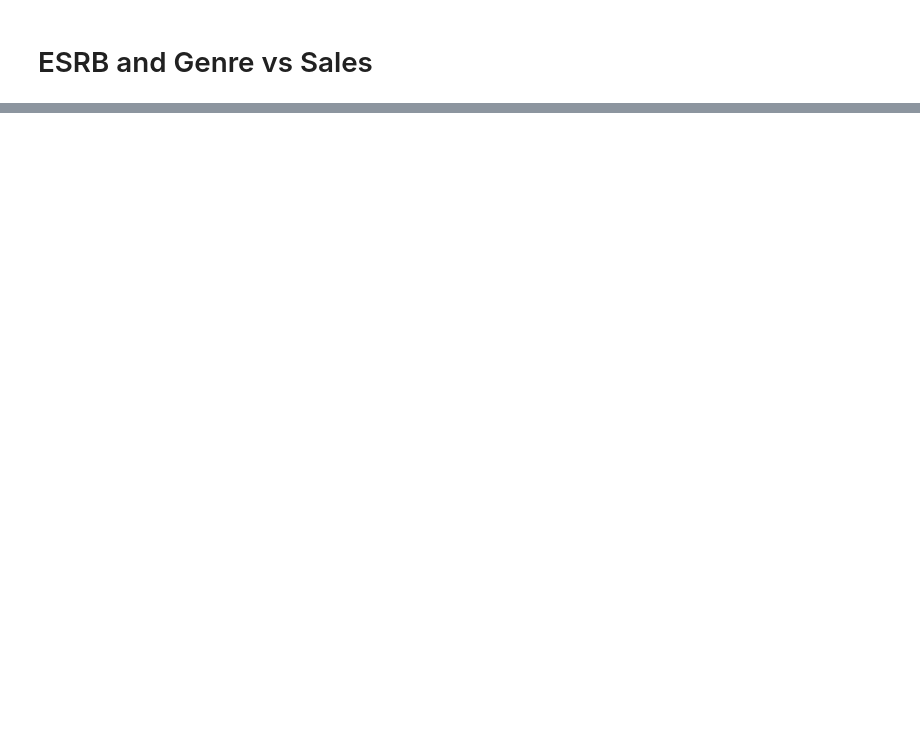
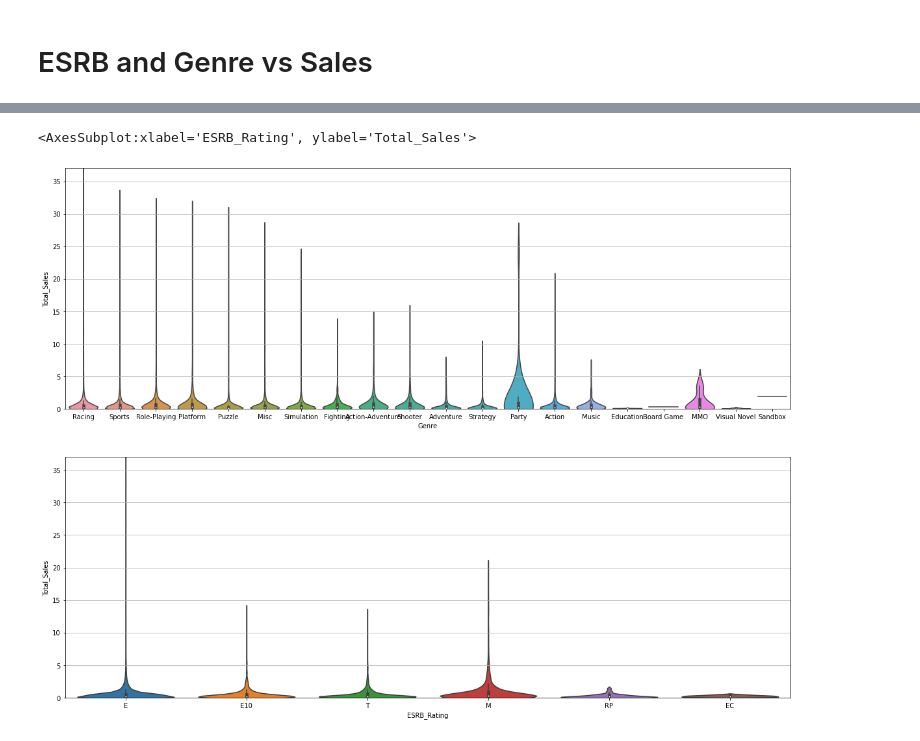
Before and after one commit to toastymcvoid/toastymcvoid.github.io, a Jupyter notebook: Final Project.ipynb, the cells around one changed output, grey strips where cells are left out. Cells and saved outputs as stored; diff of their text form; code cells hidden in the pictures; blank space fills up the shorter version.

```diff
--- a/Final Project.ipynb
+++ b/Final Project.ipynb
@@ -136,0 +135,34 @@ ax2.scatter(X2, Y)
+# %%
+# genre_list = ESRB_df.Genre.unique().tolist()
+# ESRB_list = ESRB_df.ESRB_Rating.unique().tolist()
+
+# violin_genre = []
+# violin_ESRB = []
+
+# genre_pos = [1,2,3,4,5,6,7,8,9,10,11,12,13,14,15,16,17,18,19,20]
+# ESRB_pos = [1,2,3,4,5,6]
+
+# for i in genre_list:
+#     violin_genre.append(ESRB_df[ESRB_df['Genre'] == i]['Total_Sales'].to_numpy())
+
+# for i in ESRB_list:
+#     violin_ESRB.append(ESRB_df[ESRB_df['ESRB_Rating'] == i]['Total_Sales'].to_numpy())
+
+fig, axes = plt.subplots(2, figsize=(20, 15))
+ax1 = plt.subplot(211)
+ax2 = plt.subplot(212)
+ax1.grid()
+ax2.grid()
+ax1.set_ylim(0, 37)
+ax2.set_ylim(0, 37)
+# ax1.set_xticks(genre_pos)
+# ax1.set_xticklabels(genre_list)
+# ax2.set_xticks(ESRB_pos)
+# ax2.set_xticklabels(ESRB_list)
+sns.violinplot(x='Genre', y='Total_Sales', data=ESRB_df, ax=ax1, scale='width')
+# ax1.violinplot(violin_genre, genre_pos, widths=4, showmeans=True)
+# ax2.violinplot(violin_ESRB, ESRB_pos, widths=4, showmeans=True)
+sns.violinplot(x='ESRB_Rating', y='Total_Sales', data=ESRB_df, ax=ax2, scale='width')
+# %% [output]
+<AxesSubplot:xlabel='ESRB_Rating', ylabel='Total_Sales'>
+[figure, added]
```
Also changed, not shown: parts of 26 cells of this notebook.
